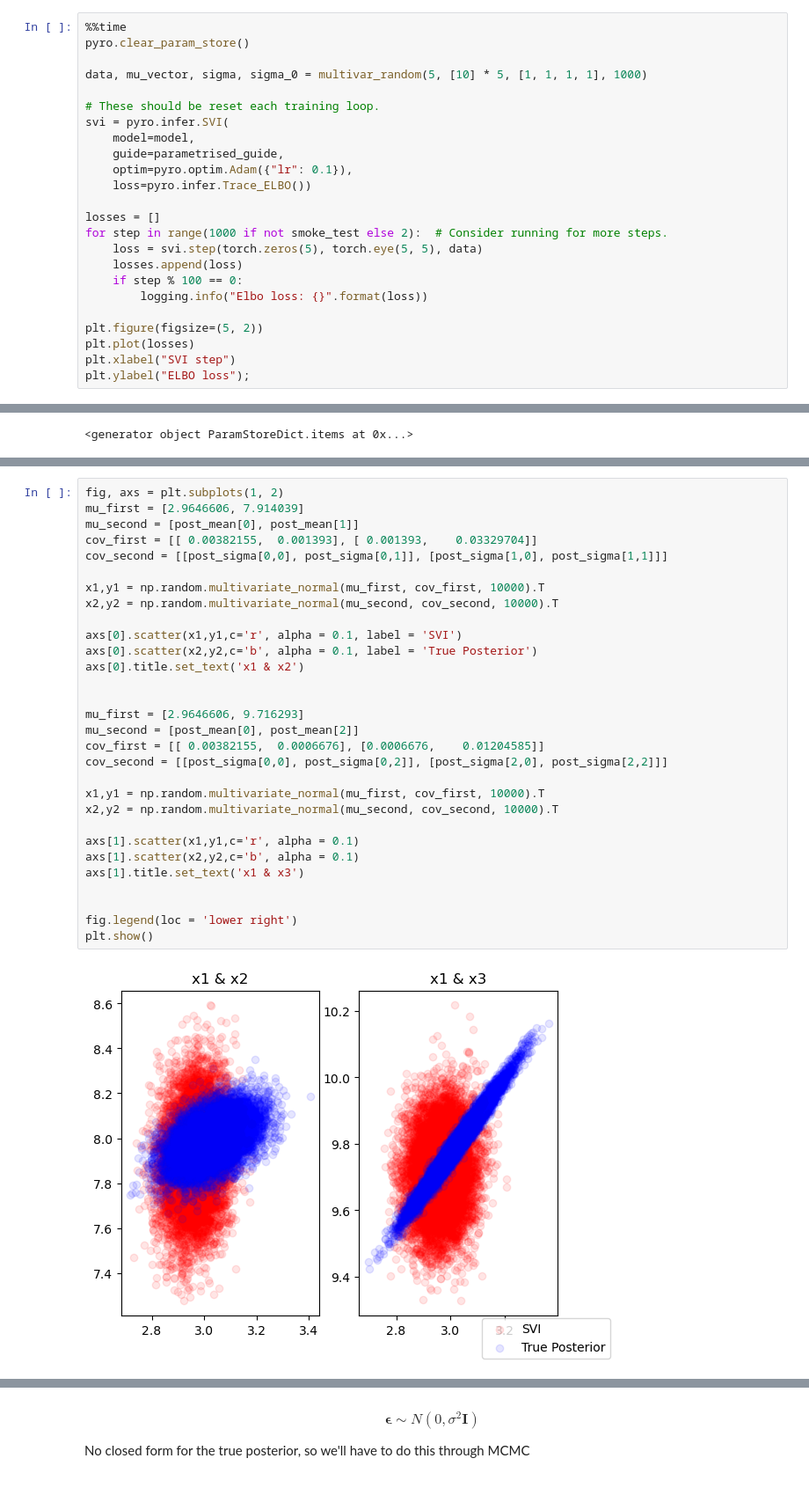
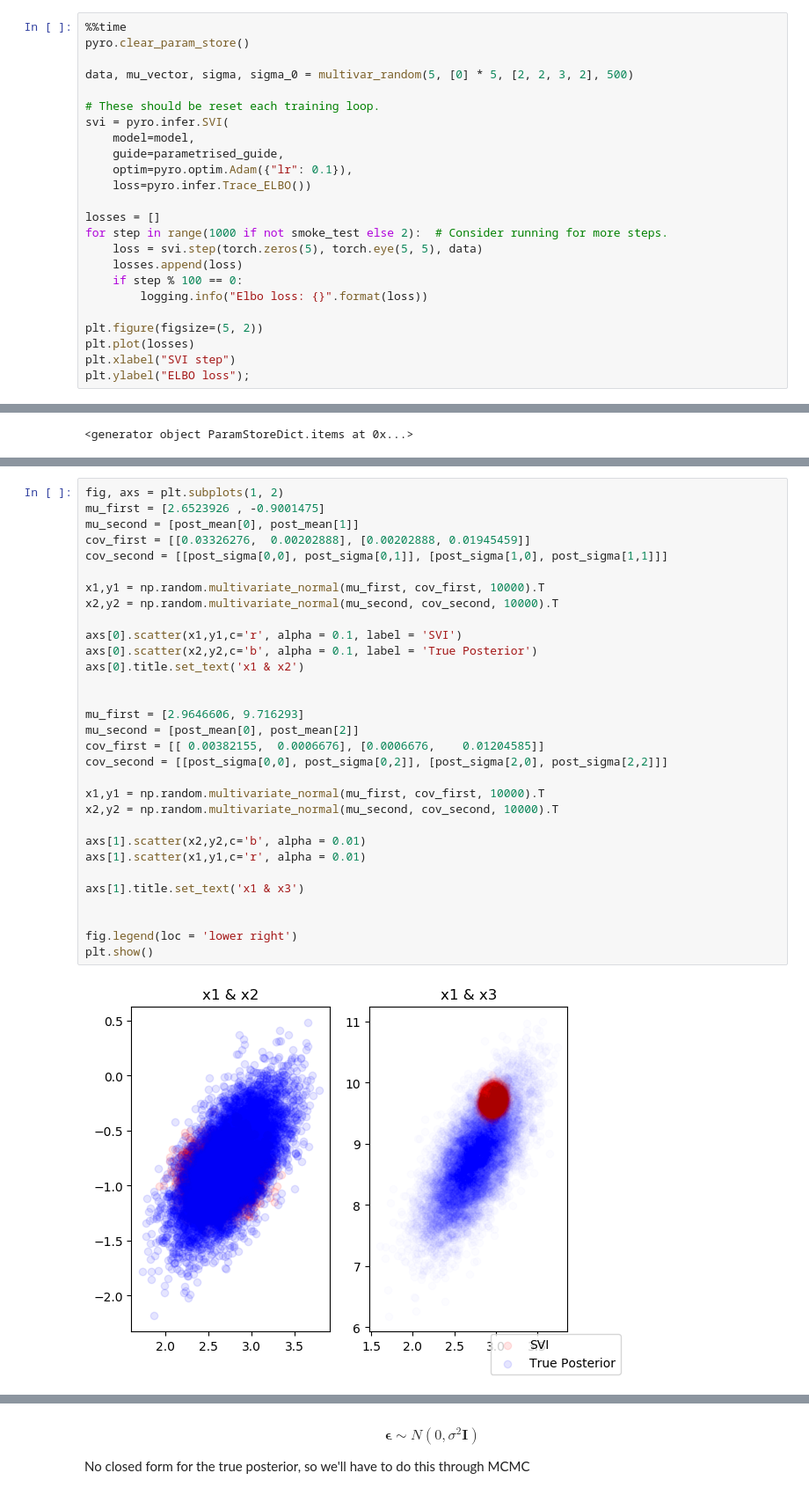
Before and after one commit to kmana1995/BayesianModeling, a Jupyter notebook: ProjectCode.ipynb, the cells around one changed output, grey strips where cells are left out. Shown at 88% size. Saved outputs shown, nothing was run; the diff lists cells and outputs as text.

```diff
--- a/ProjectCode.ipynb
+++ b/ProjectCode.ipynb
@@ -211,7 +195,7 @@ torch.Size([5])
 %%time
 pyro.clear_param_store()
 
-data, mu_vector, sigma, sigma_0 = multivar_random(5, [10] * 5, [1, 1, 1, 1], 1000)
+data, mu_vector, sigma, sigma_0 = multivar_random(5, [0] * 5, [2, 2, 3, 2], 500)
 
 # These should be reset each training loop.
 svi = pyro.infer.SVI(
@@ -269,35 +262,36 @@ post_sigma = get_posterior_cov_mv_gaussian(1000, sigma, sigma_0)
 # %%
 fig, axs = plt.subplots(1, 2)
-mu_first = [2.9646606, 7.914039]
+mu_first = [2.6523926 , -0.9001475]
 mu_second = [post_mean[0], post_mean[1]]
-cov_first = [[ 0.00382155,  0.001393], [ 0.001393,    0.03329704]]
+cov_first = [[0.03326276,  0.00202888], [0.00202888, 0.01945459]]
 cov_second = [[post_sigma[0,0], post_sigma[0,1]], [post_sigma[1,0], post_sigma[1,1]]]
 
 x1,y1 = np.random.multivariate_normal(mu_first, cov_first, 10000).T
 x2,y2 = np.random.multivariate_normal(mu_second, cov_second, 10000).T
 
 axs[0].scatter(x1,y1,c='r', alpha = 0.1, label = 'SVI')
 axs[0].scatter(x2,y2,c='b', alpha = 0.1, label = 'True Posterior')
 axs[0].title.set_text('x1 & x2')
 
 
 mu_first = [2.9646606, 9.716293]
 mu_second = [post_mean[0], post_mean[2]]
 cov_first = [[ 0.00382155,  0.0006676], [0.0006676,    0.01204585]]
 cov_second = [[post_sigma[0,0], post_sigma[0,2]], [post_sigma[2,0], post_sigma[2,2]]]
 
 x1,y1 = np.random.multivariate_normal(mu_first, cov_first, 10000).T
 x2,y2 = np.random.multivariate_normal(mu_second, cov_second, 10000).T
 
-axs[1].scatter(x1,y1,c='r', alpha = 0.1)
-axs[1].scatter(x2,y2,c='b', alpha = 0.1)
+axs[1].scatter(x2,y2,c='b', alpha = 0.01)
+axs[1].scatter(x1,y1,c='r', alpha = 0.01)
+
 axs[1].title.set_text('x1 & x3')
 
 
 fig.legend(loc = 'lower right')
 plt.show()
 # %% [output]
-[figure, old version]
+[figure, new version]
 # %% [markdown]
 ### Bayesian Linear Regression
 
```
Also changed, not shown: parts of 14 cells of this notebook, 4 other files.
